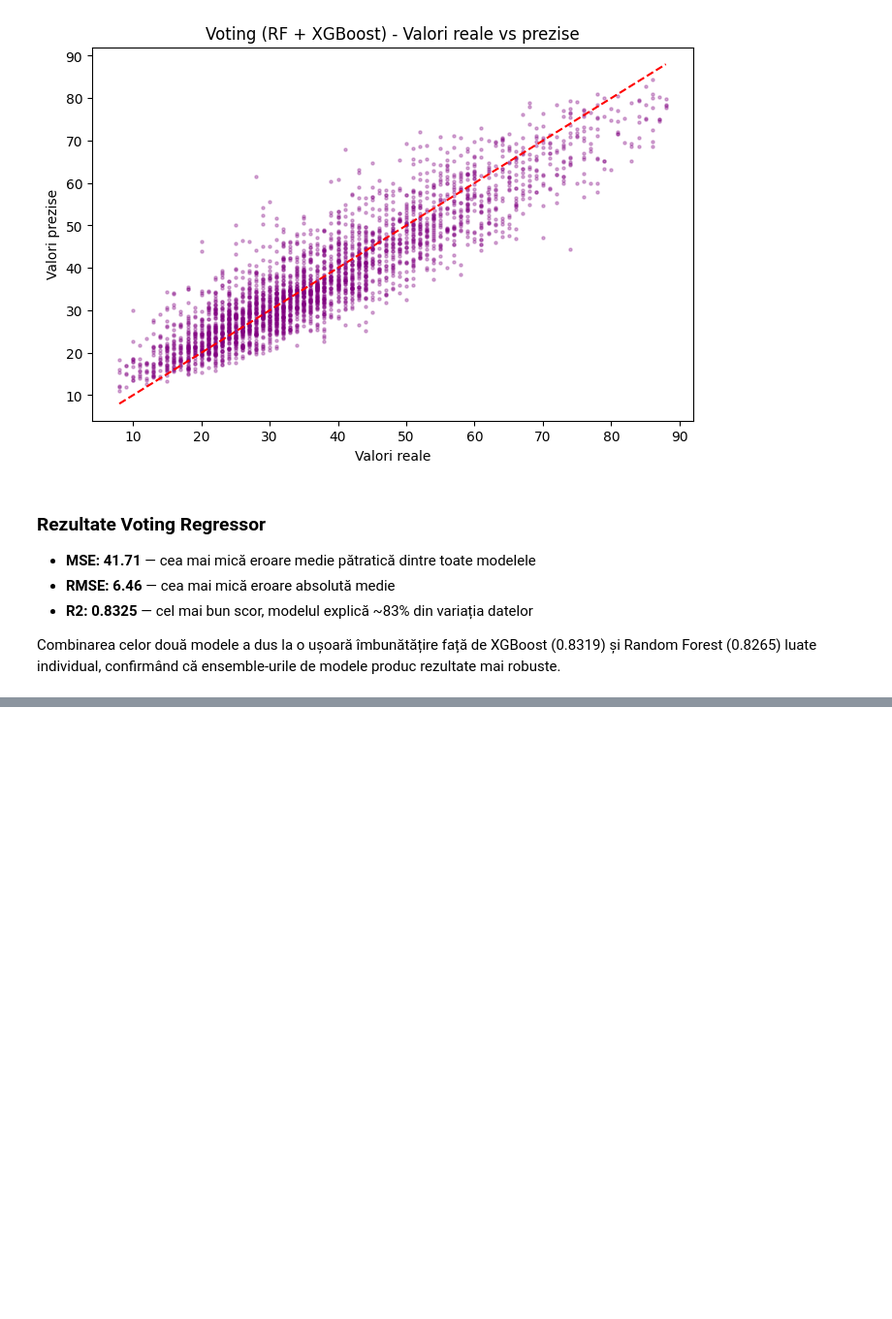
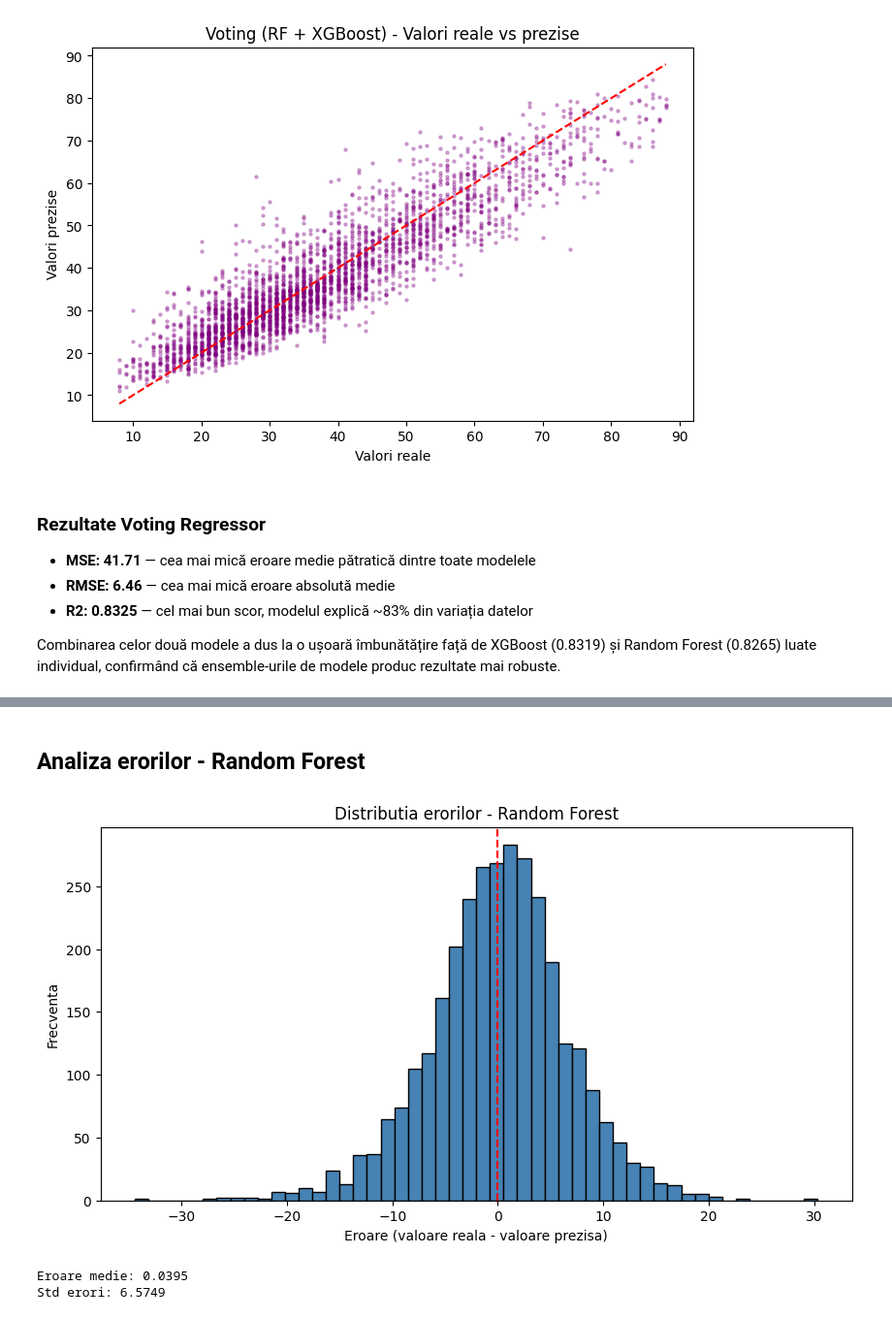
Before and after one commit to naominini/Prezicerea-Umiditatii-Solului, a Jupyter notebook: cod.ipynb, the cells around one changed output, grey strips where cells are left out. Shown at 97% size. Cells and saved outputs as stored; diff of their text form; code cells hidden in the pictures; blank space fills up the shorter version.

```diff
--- a/cod.ipynb
+++ b/cod.ipynb
@@ -642,0 +690,18 @@ ensemble-urile de modele produc rezultate mai robuste.
+# %% [markdown]
+## Analiza erorilor - Random Forest
+# %%
+errors = y_test - y_pred_rf_opt
+plt.figure(figsize=(10, 5))
+plt.hist(errors, bins=50, color='steelblue', edgecolor='black')
+plt.title("Distributia erorilor - Random Forest")
+plt.xlabel("Eroare (valoare reala - valoare prezisa)")
+plt.ylabel("Frecventa")
+plt.axvline(0, color='red', linestyle='--')
+plt.show()
+
+print(f"Eroare medie: {errors.mean():.4f}")
+print(f"Std erori: {errors.std():.4f}")
+# %% [output]
+[figure, added]
+Eroare medie: 0.0395
+Std erori: 6.5749
```
Also changed, not shown: parts of 21 cells of this notebook, 5 other files.
